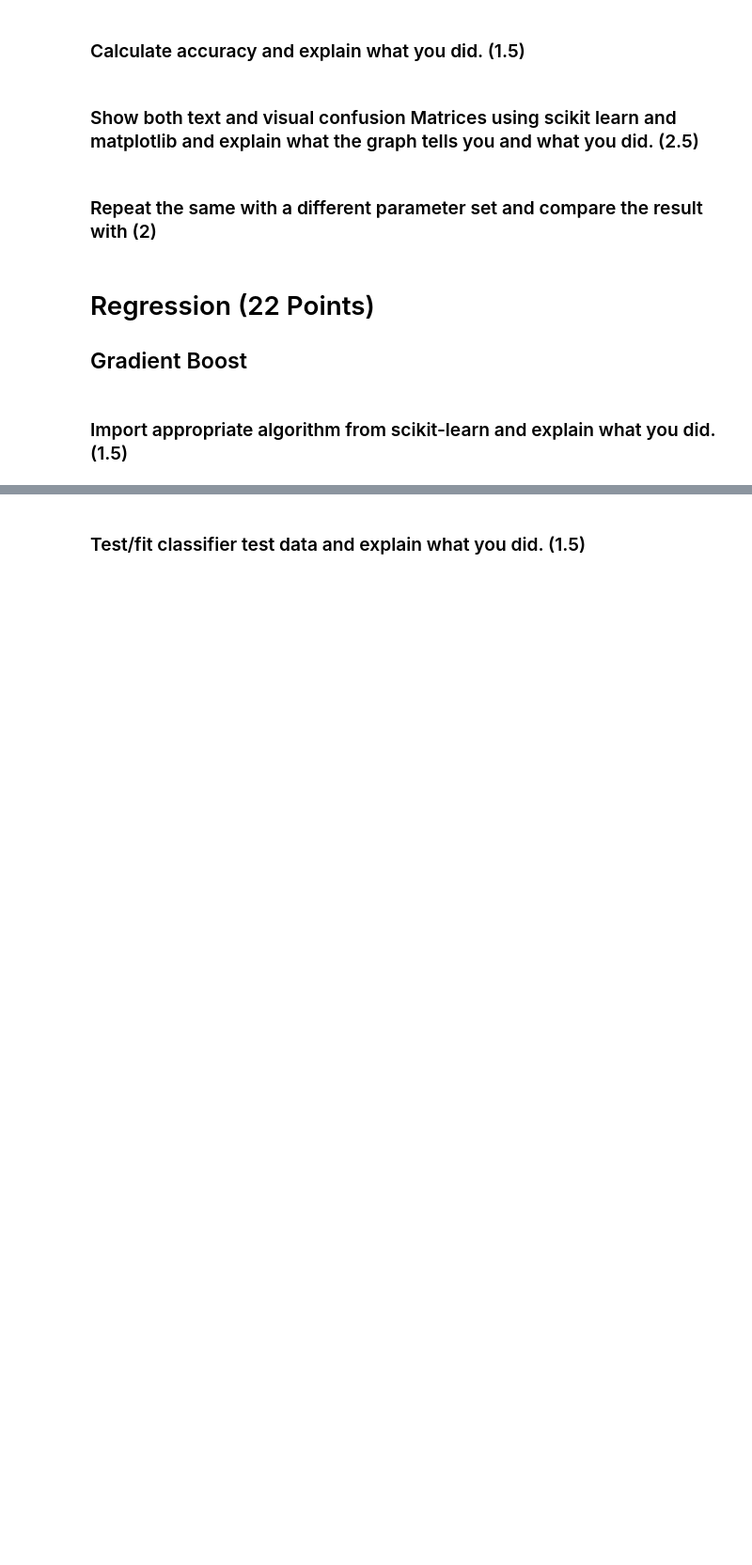
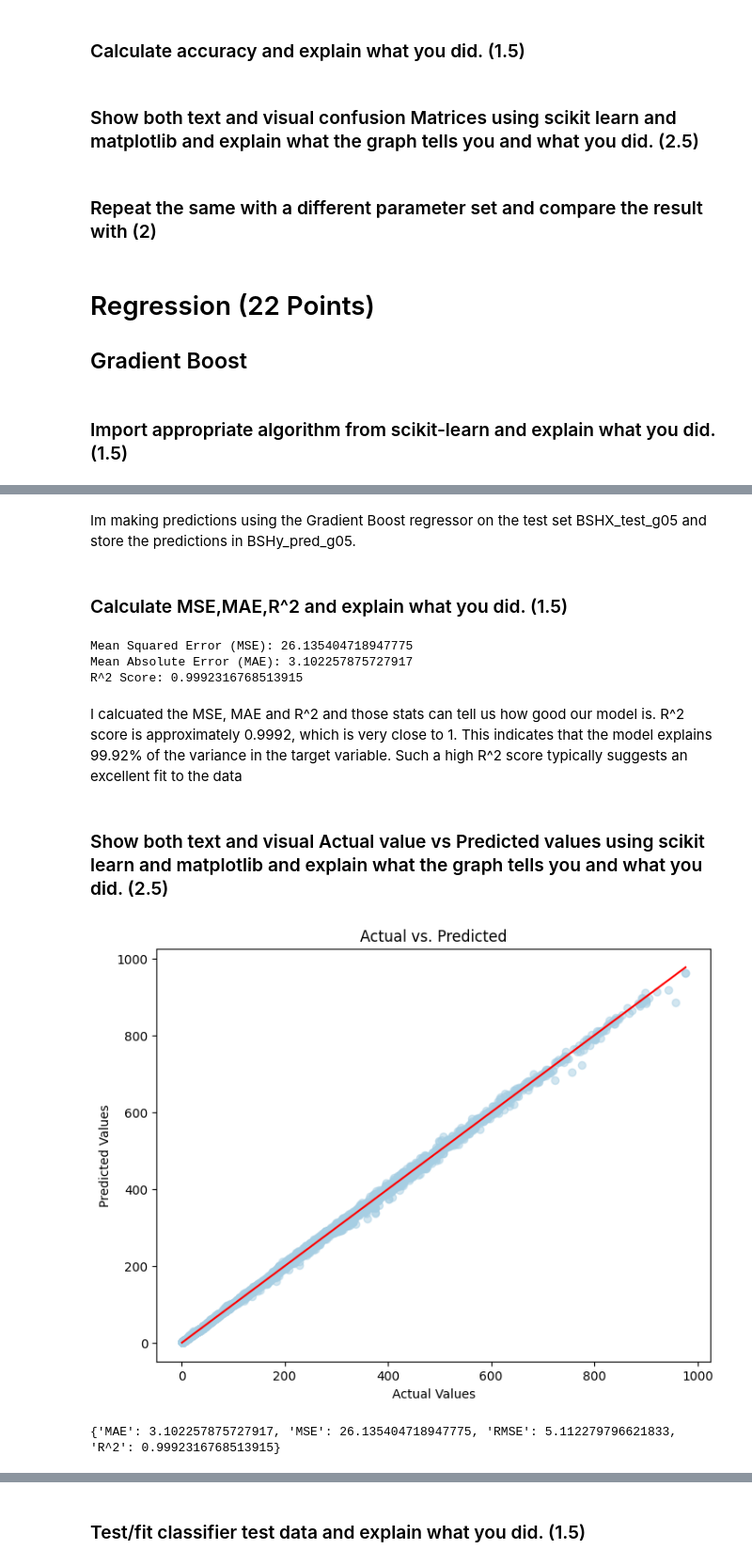
Before and after one commit to WK025/machine_learning, a Jupyter notebook: A1/Assignment 02_GroupNumber.ipynb, the cells around one changed output, grey strips where cells are left out. Shown at 94% size. Drawn from its saved outputs; the diff is of its cells as text; code cells hidden in the pictures; blank space fills up the shorter version.

```diff
--- a/A1/Assignment 02_GroupNumber.ipynb
+++ b/A1/Assignment 02_GroupNumber.ipynb
@@ -285,6 +285,7 @@ OSIX_train_g05, OSIX_test_g05, OSIy_train_g05, OSIy_test_g05 = train_test_split(
  [0]
  [0]]
 # %%
+BSH_g05 = BSH_g05.drop("dteday", axis=1)
 X_BSH_g05 = BSH_g05.loc[:, BSH_g05.columns != 'cnt'].to_numpy()
 # X_BSH_g05 = BSH_g05.loc[:, (BSH_g05.columns != 'cnt') & (BSH_g05.columns != 'dteday')].to_numpy()
 y_BSH_g05 = BSH_g05.iloc[:,-1:].to_numpy()
@@ -416,0 +422,2 @@ ConfusionMatrixDisplay.from_estimator(BSH_ada_fit_g05, BSHX_test_g05, BSHy_test_
+# %%
+gb_regressor = GradientBoostingRegressor(n_estimators=100, learning_rate=0.1, max_depth=3, random_state=42, loss='squared_error')
@@ -418,0 +436,2 @@ ConfusionMatrixDisplay.from_estimator(BSH_ada_fit_g05, BSHX_test_g05, BSHy_test_
+# %%
+gb_regressor.fit(BSHX_train_g05, BSHy_train_g05)
@@ -418,0 +444,68 @@ ConfusionMatrixDisplay.from_estimator(BSH_ada_fit_g05, BSHX_test_g05, BSHy_test_
+# %%
+# Predict on Test Data
+BSHy_pred_g05 = gb_regressor.predict(BSHX_test_g05)
+# %% [markdown]
+Im making predictions using the Gradient Boost regressor on the test set BSHX_test_g05 and store the predictions in BSHy_pred_g05.
+# %% [markdown]
+### Calculate MSE,MAE,R^2 and explain what you did. (1.5)
+# %%
+from sklearn.metrics import mean_squared_error, mean_absolute_error, r2_score
+
+
+mse = mean_squared_error(BSHy_test_g05, BSHy_pred_g05)
+mae = mean_absolute_error(BSHy_test_g05, BSHy_pred_g05)
+r2 = r2_score(BSHy_test_g05, BSHy_pred_g05)
+
+print(f"Mean Squared Error (MSE): {mse}")
+print(f"Mean Absolute Error (MAE): {mae}")
+print(f"R^2 Score: {r2}")
+# %% [output]
+Mean Squared Error (MSE): 26.135404718947775
+Mean Absolute Error (MAE): 3.102257875727917
+R^2 Score: 0.9992316768513915
+# %% [markdown]
+I calcuated the MSE, MAE and R^2 and those stats can tell us how good our model is. R^2 score is approximately 0.9992, which is very close to 1. This indicates that the model explains 99.92% of the variance in the target variable. Such a high R^2 score typically suggests an excellent fit to the data
+# %% [markdown]
+### Show both text and visual Actual value vs Predicted values using scikit learn and matplotlib and explain what the graph tells you and what you did. (2.5)
+# %%
+def plot_actual_vs_predicted(y_true, y_pred):
+    plt.figure(figsize=(8, 6))
+    plt.scatter(y_true, y_pred, alpha=0.5)
+    plt.xlabel('Actual Values')
+    plt.ylabel('Predicted Values')
+    plt.title('Actual vs. Predicted')
+    plt.plot([min(y_true), max(y_true)], [min(y_true), max(y_true)], color='red')  # Diagonal line
+    plt.show()
+
+plot_actual_vs_predicted(BSHy_test_g05,BSHy_pred_g05)
+# %% [output]
+[figure, added]
+# %%
+import numpy as np
+def regression_metrics(y_true, y_pred):
+    """
+    Calculate common regression metrics.
+
+    Parameters:
+    - y_true: Actual target values.
+    - y_pred: Predicted target values.
+
+    Returns:
+    - A dictionary containing MAE, MSE, RMSE, and R^2.
+    """
+
+    mae = mean_absolute_error(y_true, y_pred)
+    mse = mean_squared_error(y_true, y_pred)
+    rmse = np.sqrt(mse)
+    r2 = r2_score(y_true, y_pred)
+
+    return {
+        'MAE': mae,
+        'MSE': mse,
+        'RMSE': rmse,
+        'R^2': r2
+    }
+
+print(regression_metrics(BSHy_test_g05,BSHy_pred_g05))
+# %% [output]
+{'MAE': 3.102257875727917, 'MSE': 26.135404718947775, 'RMSE': 5.112279796621833, 'R^2': 0.9992316768513915}
```
Also changed, not shown: parts of 58 cells of this notebook, 2 other files.
